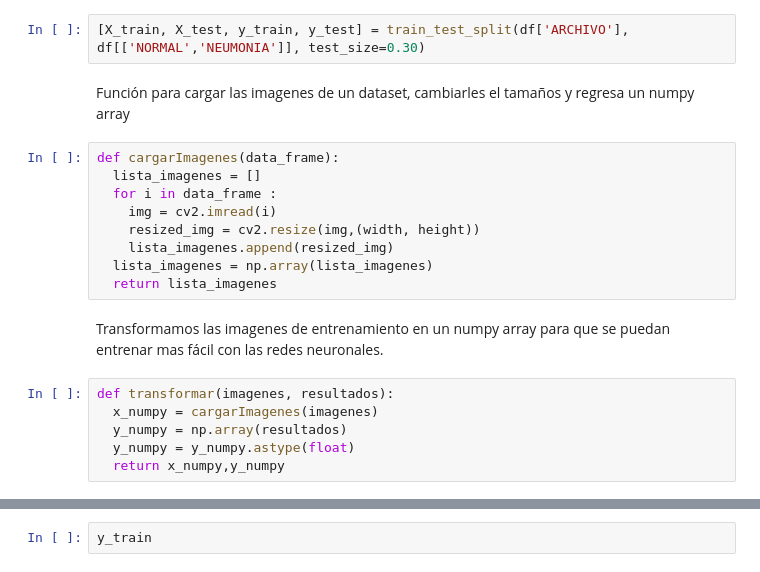
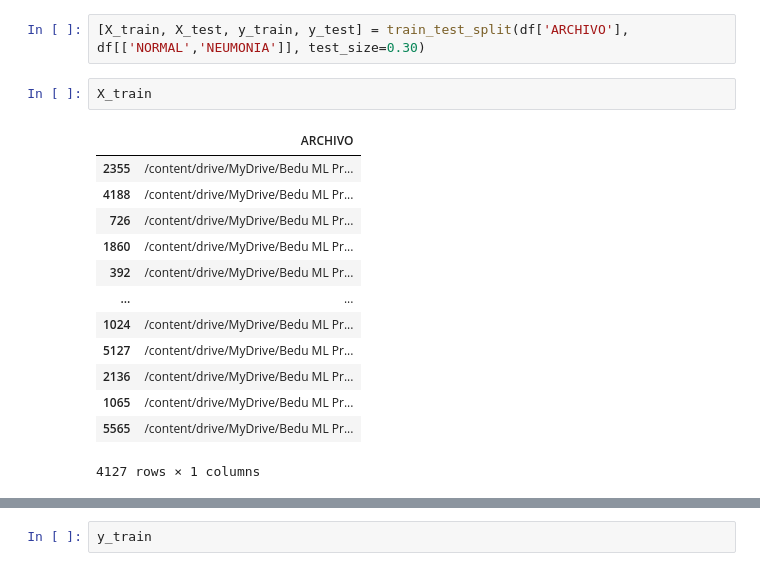
Before and after one commit to mornaeldernar/BeduML, a Jupyter notebook: Equipo11Bedu.ipynb, the cells around one changed output, grey strips where cells are left out. Saved outputs shown, nothing was run; the diff lists cells and outputs as text.

```diff
--- a/Equipo11Bedu.ipynb
+++ b/Equipo11Bedu.ipynb
@@ -109,23 +120,20 @@ df.head()
 Separamos los datos en entrenamiento y pruebas
 # %%
 [X_train, X_test, y_train, y_test] = train_test_split(df['ARCHIVO'], df[['NORMAL','NEUMONIA']], test_size=0.30)
-# %% [markdown]
-Función para cargar las imagenes de un dataset, cambiarles el tamaños y regresa un numpy array
-# %%
-def cargarImagenes(data_frame):
-  lista_imagenes = []
-  for i in data_frame :
-    img = cv2.imread(i)
-    resized_img = cv2.resize(img,(width, height))
-    lista_imagenes.append(resized_img)
-  lista_imagenes = np.array(lista_imagenes)
-  return lista_imagenes
-# %% [markdown]
-Transformamos las imagenes de entrenamiento en un numpy array para que se puedan entrenar mas fácil con las redes neuronales.
-# %%
-def transformar(imagenes, resultados):
-  x_numpy = cargarImagenes(imagenes)
-  y_numpy = np.array(resultados)
-  y_numpy = y_numpy.astype(float)
-  return x_numpy,y_numpy
+# %%
+X_train
+# %% [output]
+|  | ARCHIVO |
+| 2355 | /content/drive/MyDrive/Bedu ML Pr... |
+| 4188 | /content/drive/MyDrive/Bedu ML Pr... |
+| 726 | /content/drive/MyDrive/Bedu ML Pr... |
+| 1860 | /content/drive/MyDrive/Bedu ML Pr... |
+| 392 | /content/drive/MyDrive/Bedu ML Pr... |
+| ... | ... |
+| 1024 | /content/drive/MyDrive/Bedu ML Pr... |
+| 5127 | /content/drive/MyDrive/Bedu ML Pr... |
+| 2136 | /content/drive/MyDrive/Bedu ML Pr... |
+| 1065 | /content/drive/MyDrive/Bedu ML Pr... |
+| 5565 | /content/drive/MyDrive/Bedu ML Pr... |
+4127 rows × 1 columns
 # %%
```
Also changed, not shown: parts of 73 cells of this notebook.
